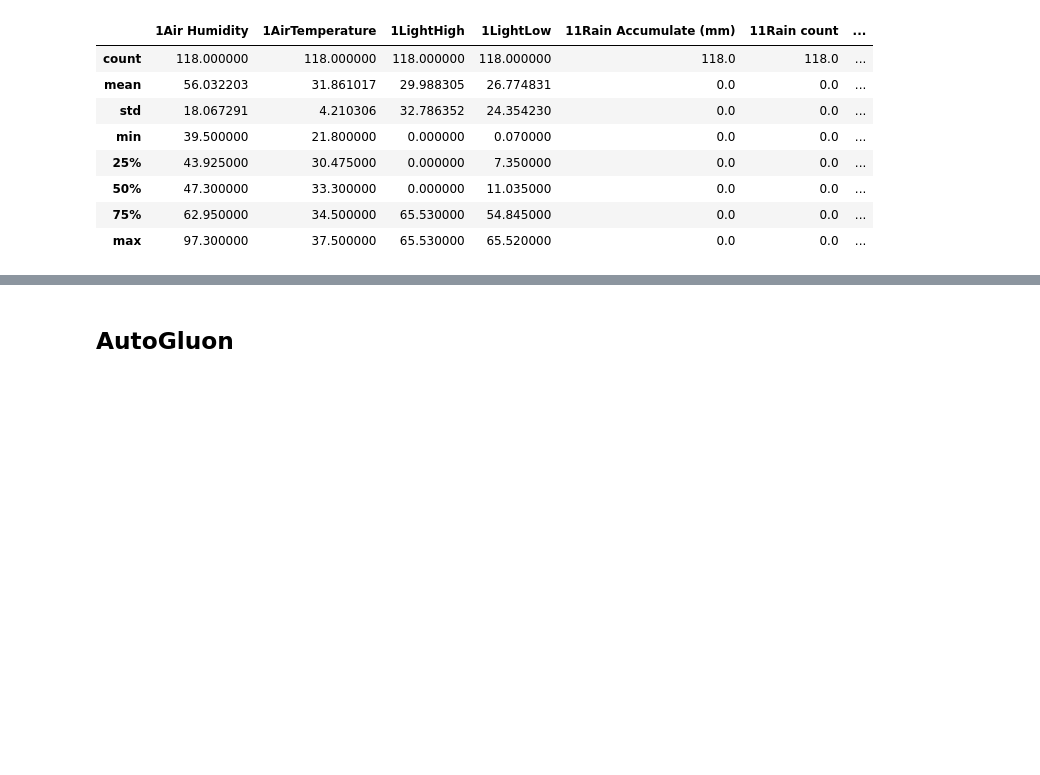
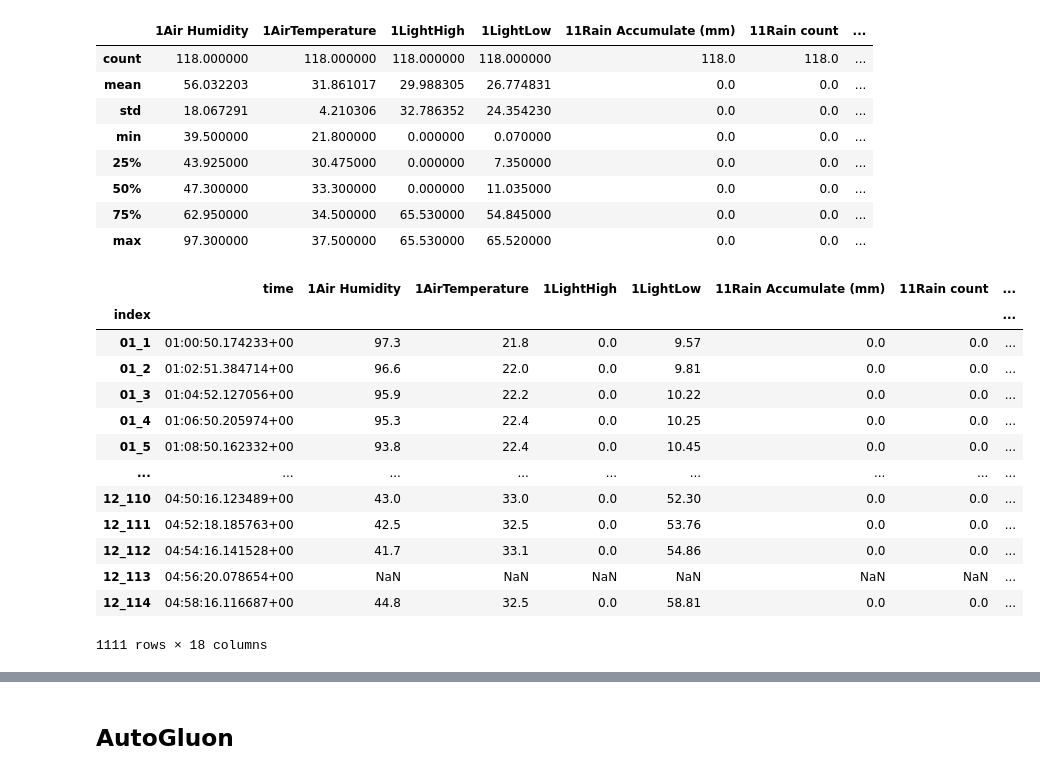
Before and after one commit to xHexlabx/SuperAI_SS4_Recap, a Jupyter notebook: SuperAI_SS4_Level_1/Hack_4_Soil_Water_Prediction/Soil_Water_Prediction.ipynb, the cells around one changed output, grey strips where cells are left out. Saved outputs shown, nothing was run; the diff lists cells and outputs as text; code cells hidden in the pictures; blank space fills up the shorter version.

```diff
--- a/SuperAI_SS4_Level_1/Hack_4_Soil_Water_Prediction/Soil_Water_Prediction.ipynb
+++ b/SuperAI_SS4_Level_1/Hack_4_Soil_Water_Prediction/Soil_Water_Prediction.ipynb
@@ -33,3 +37,26 @@ sample_df.describe()
 | 50% | 47.300000 | 33.300000 | 0.000000 | 11.035000 | 0.0 | 0.0 | ... |
 | 75% | 62.950000 | 34.500000 | 65.530000 | 54.845000 | 0.0 | 0.0 | ... |
 | max | 97.300000 | 37.500000 | 65.530000 | 65.520000 | 0.0 | 0.0 | ... |
+# %%
+csv_train_files = glob.glob('./datasets/train/*.csv')
+csv_test_files = glob.glob('./datasets/test/*.csv')
+
+train_data = pd.concat([pd.read_csv(file , index_col = 'index') for file in csv_train_files])
+test_data = pd.concat([pd.read_csv(file , index_col = 'index') for file in csv_test_files])
+# %%
+train_data
+# %% [output]
+|  | time | 1Air Humidity | 1AirTemperature | 1LightHigh | 1LightLow | 11Rain Accumulate (mm) | 11Rain count | ... |
+| index |  |  |  |  |  |  |  | ... |
+| 01_1 | 01:00:50.174233+00 | 97.3 | 21.8 | 0.0 | 9.57 | 0.0 | 0.0 | ... |
+| 01_2 | 01:02:51.384714+00 | 96.6 | 22.0 | 0.0 | 9.81 | 0.0 | 0.0 | ... |
+| 01_3 | 01:04:52.127056+00 | 95.9 | 22.2 | 0.0 | 10.22 | 0.0 | 0.0 | ... |
+| 01_4 | 01:06:50.205974+00 | 95.3 | 22.4 | 0.0 | 10.25 | 0.0 | 0.0 | ... |
+| 01_5 | 01:08:50.162332+00 | 93.8 | 22.4 | 0.0 | 10.45 | 0.0 | 0.0 | ... |
+| ... | ... | ... | ... | ... | ... | ... | ... | ... |
+| 12_110 | 04:50:16.123489+00 | 43.0 | 33.0 | 0.0 | 52.30 | 0.0 | 0.0 | ... |
+| 12_111 | 04:52:18.185763+00 | 42.5 | 32.5 | 0.0 | 53.76 | 0.0 | 0.0 | ... |
+| 12_112 | 04:54:16.141528+00 | 41.7 | 33.1 | 0.0 | 54.86 | 0.0 | 0.0 | ... |
+| 12_113 | 04:56:20.078654+00 | NaN | NaN | NaN | NaN | NaN | NaN | ... |
+| 12_114 | 04:58:16.116687+00 | 44.8 | 32.5 | 0.0 | 58.81 | 0.0 | 0.0 | ... |
+1111 rows × 18 columns
```
Also changed, not shown: parts of 6 cells of this notebook.
